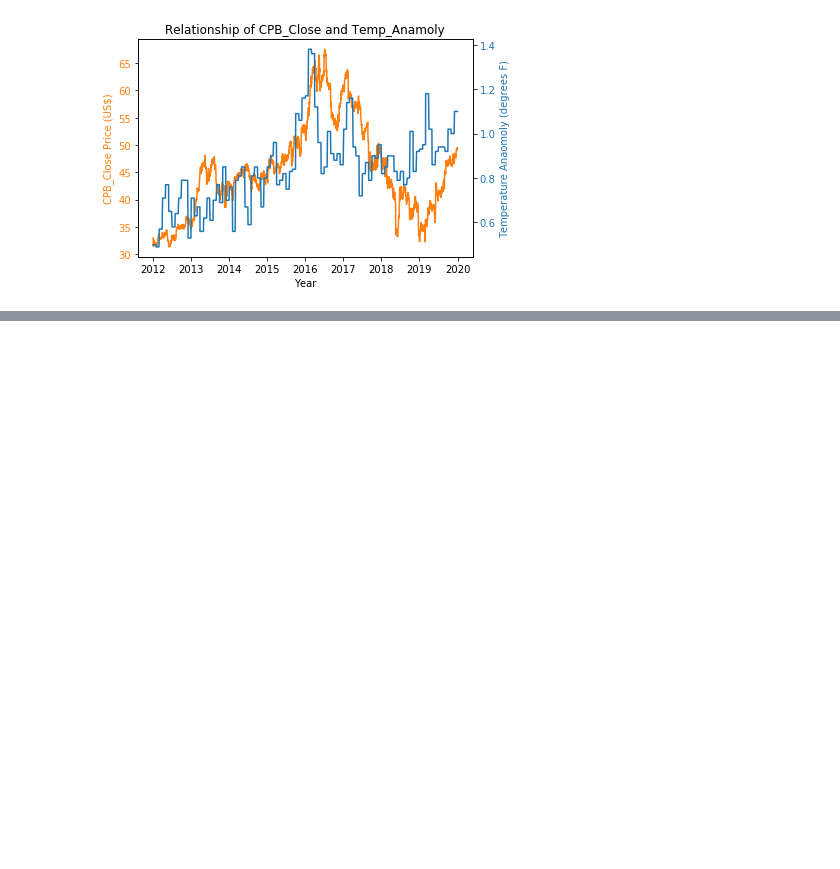
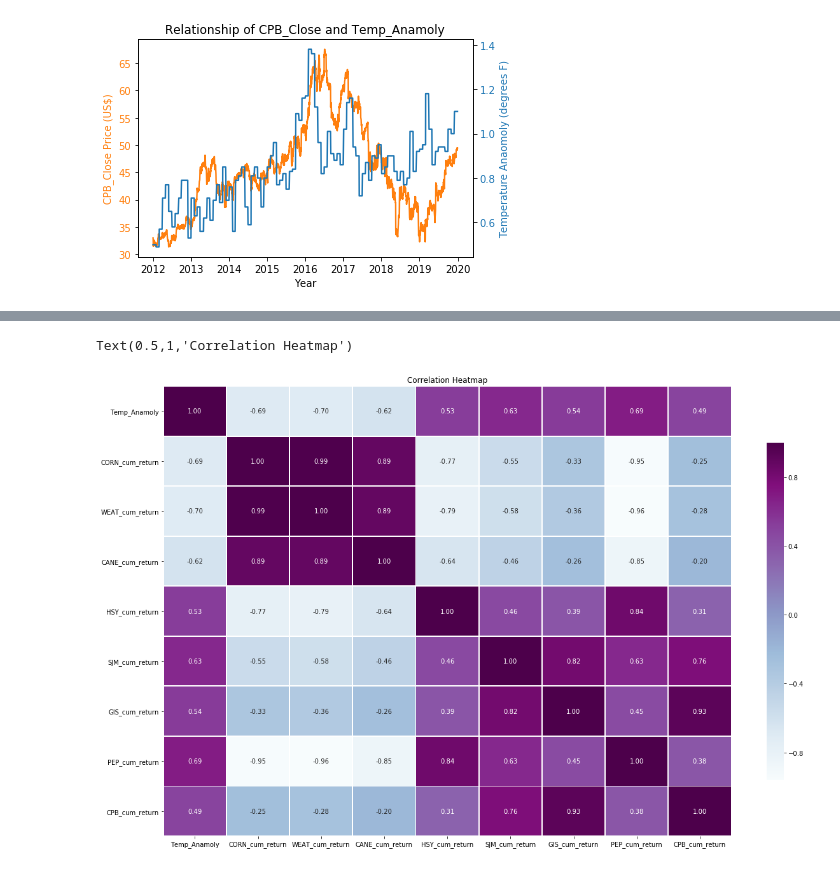
Before and after one commit to megankuscsik/Capstone-Project, a Jupyter notebook: EDA.ipynb, the cells around one changed output, grey strips where cells are left out. Drawn from its saved outputs; the diff is of its cells as text; code cells hidden in the pictures; blank space fills up the shorter version.

```diff
--- a/EDA.ipynb
+++ b/EDA.ipynb
@@ -541,0 +631,16 @@ ax2.tick_params(axis='y', labelcolor=color)
+# %%
+#cumulative daily returns
+#https://medium.com/business-analysis/stock-market-analysis-project-722520891dce
+#Cumulative return is computed relative to the day investment.
+#If the cumulative return is above one-make a profit--anything else is a loss
+
+data['CORN_cum_return'] = (1 + data['CORN_return']).cumprod()
+data['WEAT_cum_return'] = (1 + data['WEAT_return']).cumprod()
+data['CANE_cum_return'] = (1 + data['CANE_return']).cumprod()
+data['HSY_cum_return'] = (1 + data['HSY_return']).cumprod()
+data['SJM_cum_return'] = (1 + data['SJM_return']).cumprod()
+data['GIS_cum_return'] = (1 + data['GIS_return']).cumprod()
+data['PEP_cum_return'] = (1 + data['PEP_return']).cumprod()
+data['CPB_cum_return'] = (1 + data['CPB_return']).cumprod()
+
+data.head(5)
@@ -541,0 +656,19 @@ ax2.tick_params(axis='y', labelcolor=color)
+# %%
+#Correlation with cumulative return
+#moderate correlation of Temp_Anamoly with stock cumulative return
+#negative for commodity stock
+#positive for company stock
+
+stock_per_change = data[['Temp_Anamoly','CORN_cum_return','WEAT_cum_return','CANE_cum_return','HSY_cum_return','SJM_cum_return',
+                         'GIS_cum_return','PEP_cum_return','CPB_cum_return']]
+plt.figure(figsize = (20,13))
+
+#Created a heatmap using Seaborn to display the correlation based on 'Spearman' method
+##Added the annotation so that the numbers appear in each box
+display = sns.heatmap(stock_per_change.corr(method = 'spearman'), annot=True, fmt='.2f', cmap='BuPu', linewidth=.75, cbar_kws={'shrink': .75})
+
+#Created a title
+plt.title('Correlation Heatmap')
+# %% [output]
+Text(0.5,1,'Correlation Heatmap')
+[figure, added]
```
Also changed, not shown: parts of 22 cells of this notebook, 1 other file.
